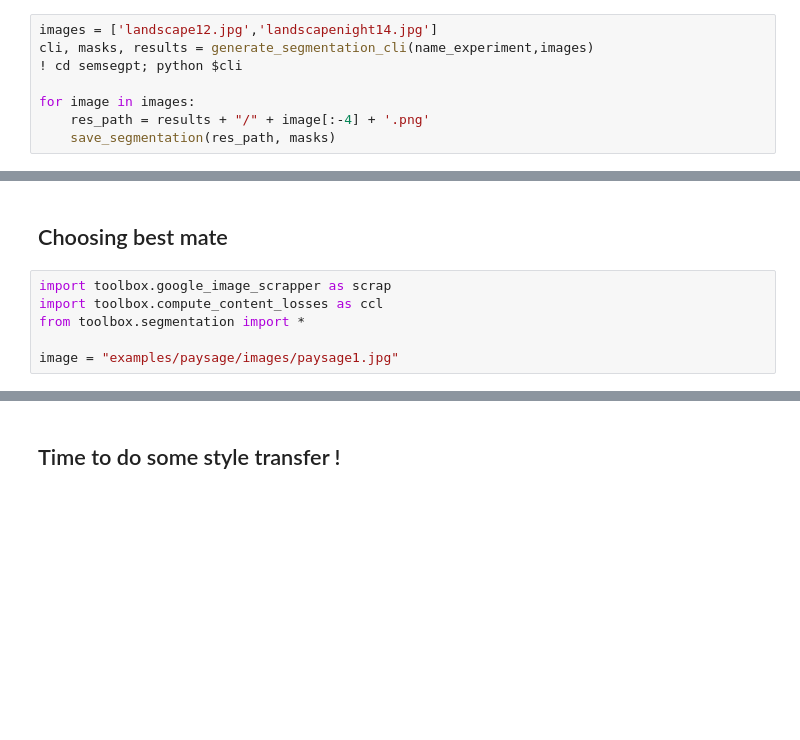
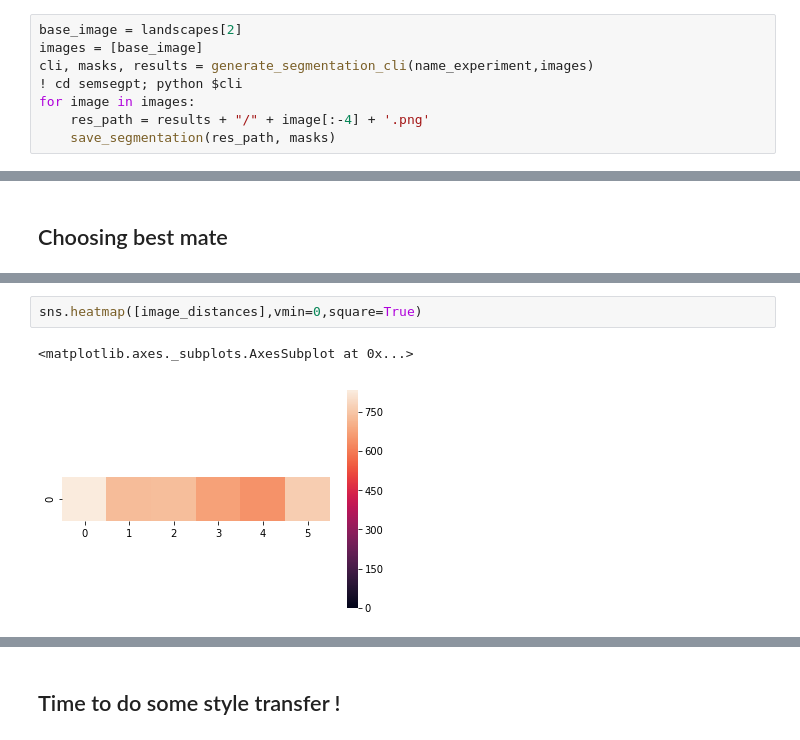
Before and after one commit to NicolasZucchet/Photorealistic-Style-Transfer, a Jupyter notebook: new-pipeline.ipynb, the cells around one changed output, grey strips where cells are left out. Drawn from its saved outputs; the diff is of its cells as text; blank space fills up the shorter version.

```diff
--- a/new-pipeline.ipynb
+++ b/new-pipeline.ipynb
@@ -35,8 +59,8 @@ plt.imshow(img)
 # %%
-images = ['landscape12.jpg','landscapenight14.jpg']
+base_image = landscapes[2]
+images = [base_image]
 cli, masks, results = generate_segmentation_cli(name_experiment,images)
 ! cd semsegpt; python $cli
-
 for image in images:
     res_path = results + "/" + image[:-4] + '.png'
     save_segmentation(res_path, masks)
@@ -47,8 +121,2 @@ topics = get_all_topics(mpimg.imread("examples/paysage/masks/paysage2.png"),k=2)
 # %% [markdown]
 ## Choosing best mate
-# %%
-import toolbox.google_image_scrapper as scrap
-import toolbox.compute_content_losses as ccl
-from toolbox.segmentation import *
-
-image = "examples/paysage/images/paysage1.jpg"
@@ -68,0 +134,5 @@ plt.imshow(calc.distance_matrix(list), cmap='hot', interpolation='nearest')
+# %%
+sns.heatmap([image_distances],vmin=0,square=True)
+# %% [output]
+<matplotlib.axes._subplots.AxesSubplot at 0x...>
+[figure, added]
```
Also changed, not shown: parts of 34 cells of this notebook.
